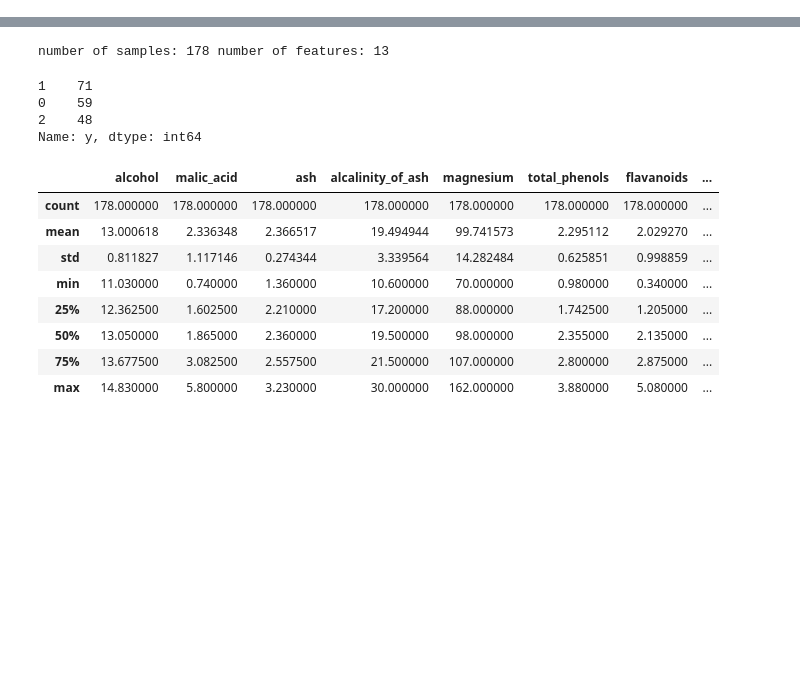
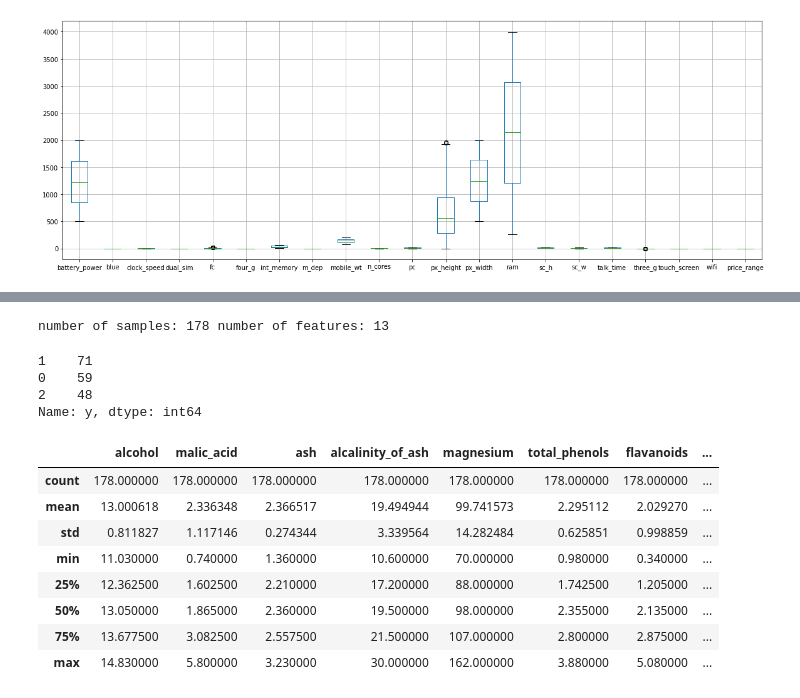
Before and after one commit to ThakdanaiSaelee/Assignment_CE888, a Jupyter notebook: Program/Assignment.ipynb, the cells around one changed output, grey strips where cells are left out. Drawn from its saved outputs; the diff is of its cells as text; code cells hidden in the pictures; blank space fills up the shorter version.

```diff
--- a/Program/Assignment.ipynb
+++ b/Program/Assignment.ipynb
@@ -46,0 +90,7 @@ df['alcohol'].mean(axis=0)
+# %%
+# plot the boxplot to see the scal of the data
+f, ax = plt.subplots(figsize=(20, 7))
+column = list(moblie_data.columns)
+ax = moblie_data.boxplot(column= column)
+# %% [output]
+[figure, added]
```
Also changed, not shown: parts of 15 cells of this notebook.
